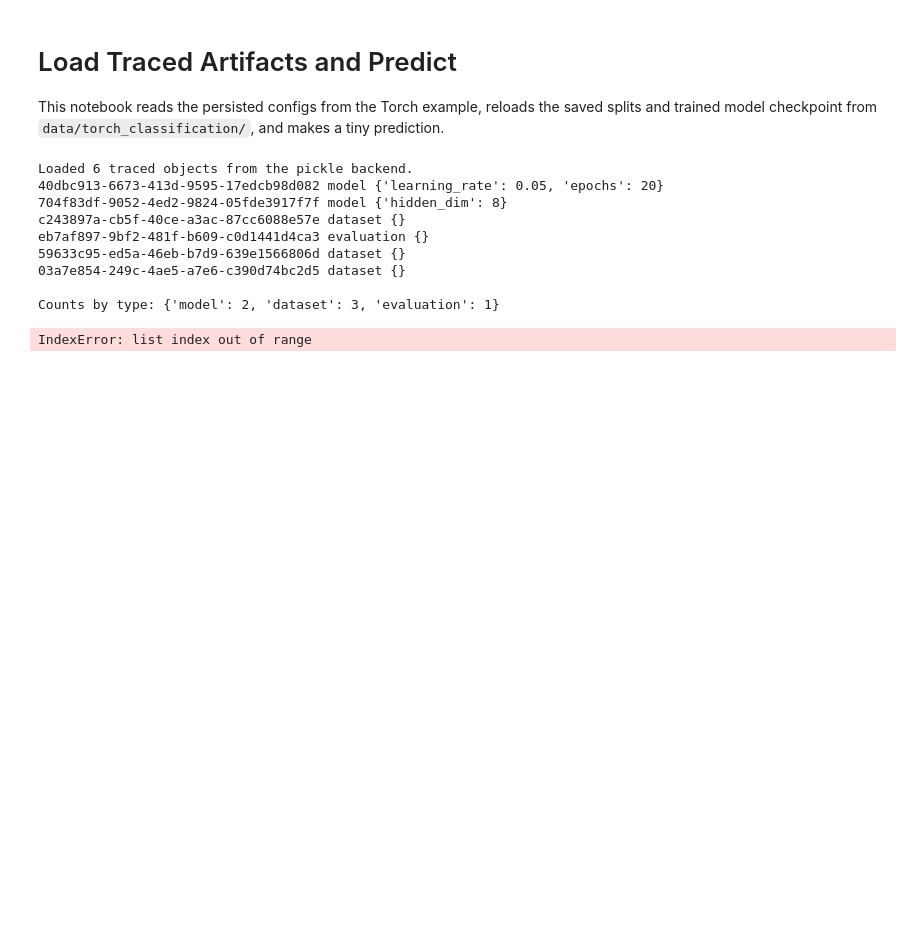
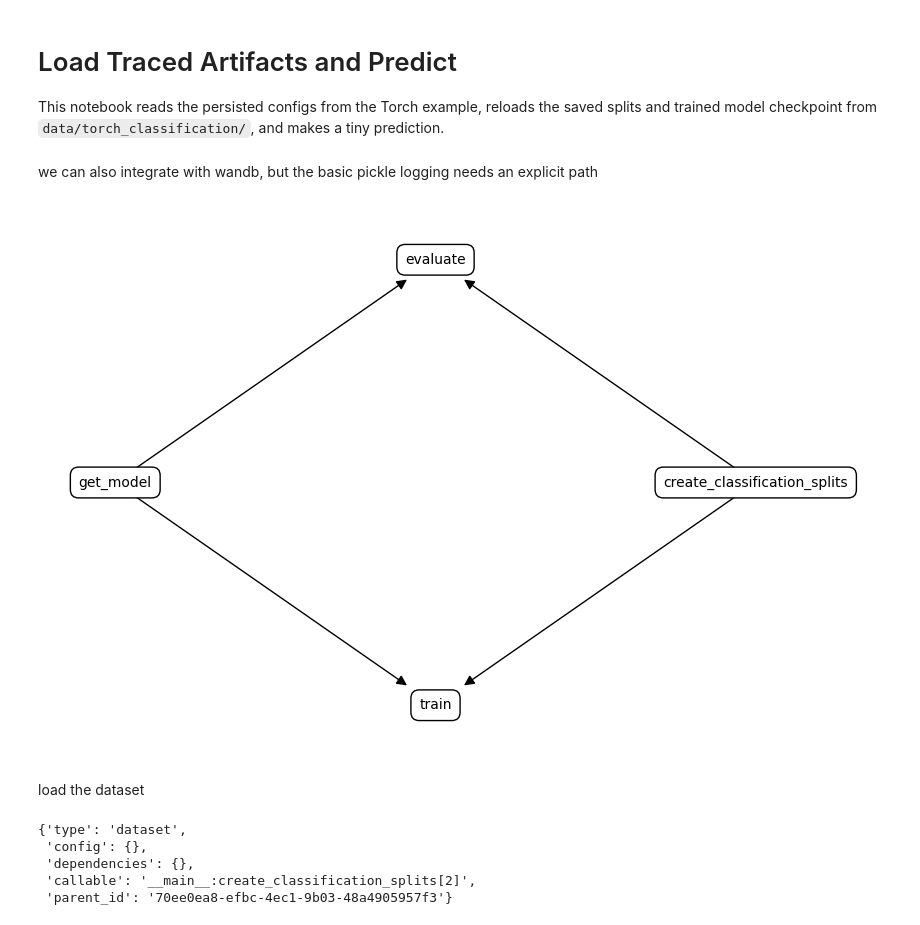
Before and after one commit to LeanderK/research_pipelines, a Jupyter notebook: examples/load_and_predict.ipynb, the cells around one changed output. Drawn from its saved outputs; the diff is of its cells as text; code cells hidden in the pictures; blank space fills up the shorter version.

```diff
--- a/examples/load_and_predict.ipynb
+++ b/examples/load_and_predict.ipynb
@@ -14,3 +15,5 @@ from research_pipelines.backends.pickle_backend import PickleBackend
+# %% [markdown]
+we can also integrate with wandb, but the basic pickle logging needs an explicit path
 # %%
 project_root = Path.cwd()
 if not (project_root / 'data').exists() and (project_root.parent / 'data').exists():
@@ -19,22 +22,3 @@ if not (project_root / 'data').exists() and (project_root.parent / 'data').exist
 artifact_root = project_root / 'data' / 'torch_classification'
 backend = PickleBackend(directory=str(artifact_root / 'traced_configs'))
 configs = backend.load_all()
-
-print(f'Loaded {len(configs)} traced objects from the pickle backend.')
-counts = defaultdict(int)
-for object_id, entry in configs.items():
-    counts[entry['type']] += 1
-    print(object_id, entry['type'], entry['config'])
-
-print('')
-print('Counts by type:', dict(counts))
-# %% [output]
-Loaded 6 traced objects from the pickle backend.
-40dbc913-6673-413d-9595-17edcb98d082 model {'learning_rate': 0.05, 'epochs': 20}
-704f83df-9052-4ed2-9824-05fde3917f7f model {'hidden_dim': 8}
-c243897a-cb5f-40ce-a3ac-87cc6088e57e dataset {}
-eb7af897-9bf2-481f-b609-c0d1441d4ca3 evaluation {}
-59633c95-ed5a-46eb-b7d9-639e1566806d dataset {}
-03a7e854-249c-4ae5-a7e6-c390d74bc2d5 dataset {}
-
-Counts by type: {'model': 2, 'dataset': 3, 'evaluation': 1}
@@ -75,28 +24,0 @@ def accuracy_for_model(model, features, labels):
-# %%
-split_entries = [entry for entry in configs.values() if entry['type'] == 'dataset']
-model_entries = [entry for entry in configs.values() if entry['type'] == 'model' and 'epochs' in entry['config']]
-
-train_split = load_tensor_split(artifact_root / 'splits' / 'train.pt')
-val_split = load_tensor_split(artifact_root / 'splits' / 'val.pt')
-test_split = load_tensor_split(artifact_root / 'splits' / 'test.pt')
-
-trained_model_entry = model_entries[0]
-checkpoint_path = artifact_root / 'checkpoints' / 'simple_classifier.pt'
-model = load_classifier_from_checkpoint(str(checkpoint_path))
-
-print('Train split:')
-pprint({k: v if k not in {'features', 'labels'} else tuple(v.shape) for k, v in train_split.items()})
-print('')
-print('Validation split:')
-pprint({k: v if k not in {'features', 'labels'} else tuple(v.shape) for k, v in val_split.items()})
-print('')
-print('Test split:')
-pprint({k: v if k not in {'features', 'labels'} else tuple(v.shape) for k, v in test_split.items()})
-print('')
-print('Traced split artifacts:', len(split_entries))
-print('Traced trained model config:')
-pprint(trained_model_entry['config'])
-print('Model checkpoint:')
-print(checkpoint_path)
-# %% [output]
-IndexError: list index out of range
@@ -120,0 +25,15 @@ prediction
+# %%
+import research_pipelines.visualize as viz
+viz.visualize_dag(backend)
+# %% [output]
+[figure, added]
+# %% [markdown]
+load the dataset
+# %%
+configs[list(configs.keys())[0]]
+# %% [output]
+{'type': 'dataset',
+ 'config': {},
+ 'dependencies': {},
+ 'callable': '__main__:create_classification_splits[2]',
+ 'parent_id': '70ee0ea8-efbc-4ec1-9b03-48a4905957f3'}
```
Also changed, not shown: parts of 3 cells of this notebook, 10 other files.
